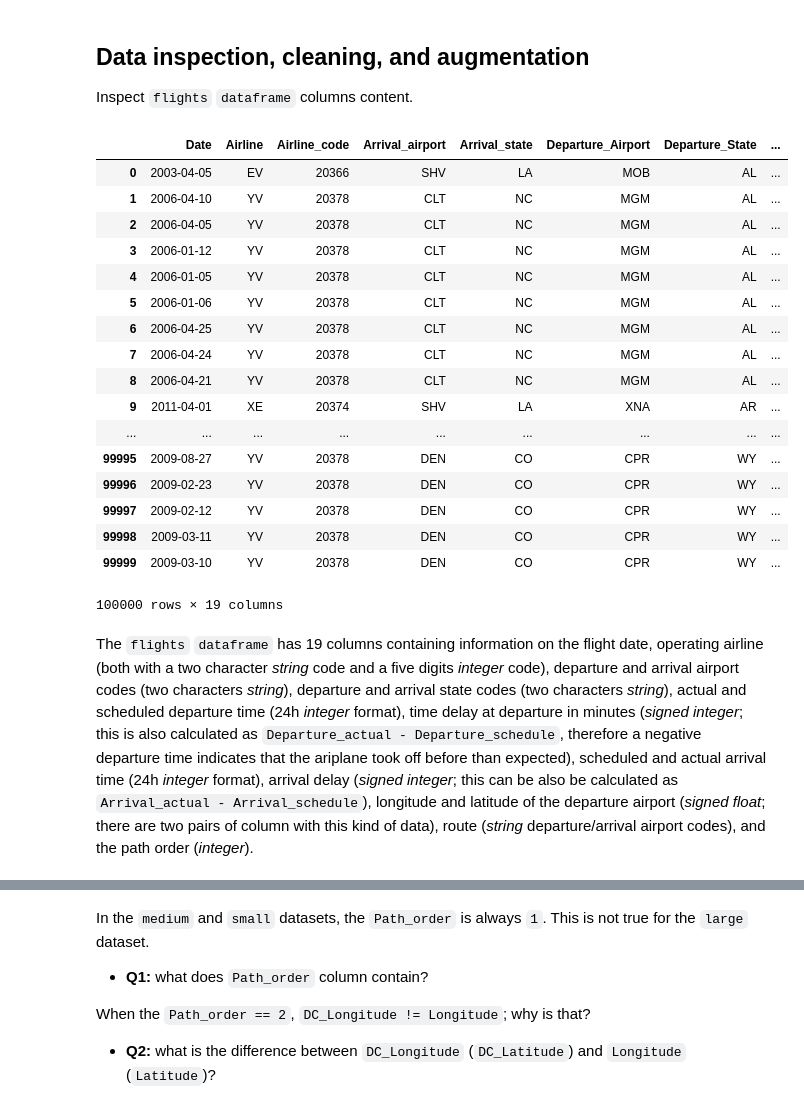
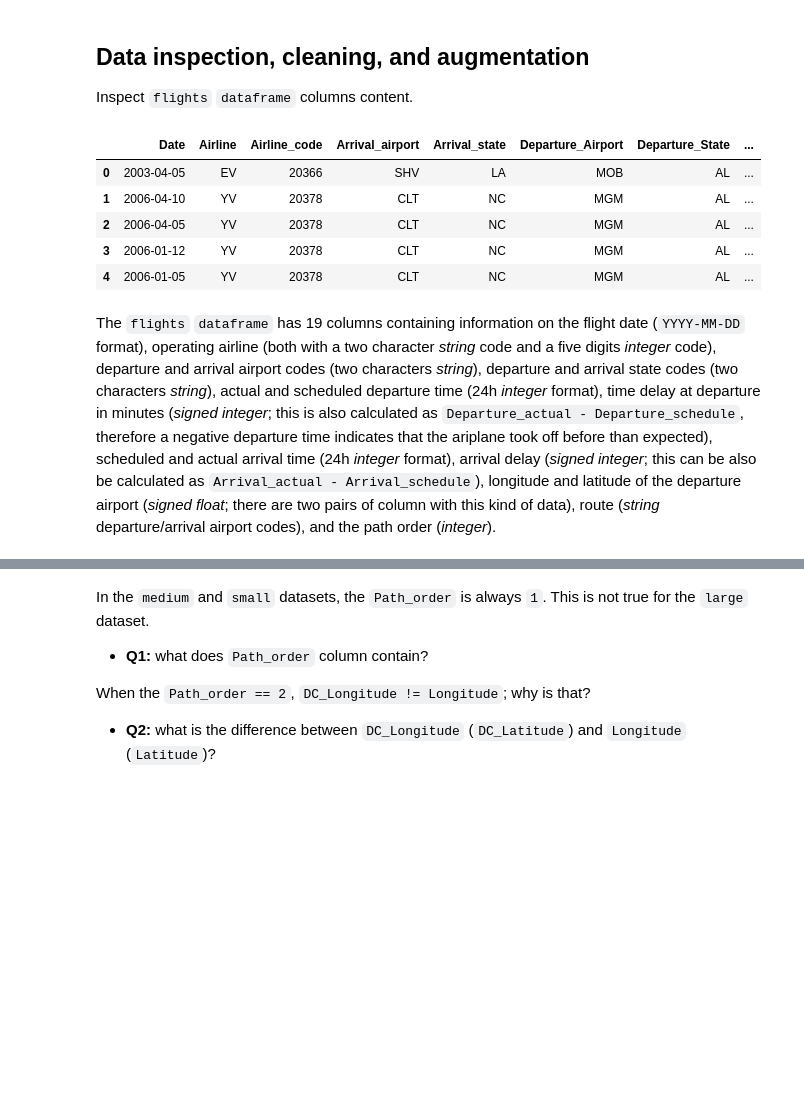
Before and after one commit to alemelis/airplanes, a Jupyter notebook: src/airplanes.ipynb, the cells around one changed output, grey strips where cells are left out. Saved outputs shown, nothing was run; the diff lists cells and outputs as text; code cells hidden in the pictures; blank space fills up the shorter version.

```diff
--- a/src/airplanes.ipynb
+++ b/src/airplanes.ipynb
@@ -31,28 +35,16 @@ weather = pd.read_csv(weather_name)
 
 Inspect `flights` `dataframe` columns content.
 # %%
-flights
+flights.head()
 # %% [output]
 |  | Date | Airline | Airline_code | Arrival_airport | Arrival_state | Departure_Airport | Departure_State | ... |
 | 0 | 2003-04-05 | EV | 20366 | SHV | LA | MOB | AL | ... |
 | 1 | 2006-04-10 | YV | 20378 | CLT | NC | MGM | AL | ... |
 | 2 | 2006-04-05 | YV | 20378 | CLT | NC | MGM | AL | ... |
 | 3 | 2006-01-12 | YV | 20378 | CLT | NC | MGM | AL | ... |
 | 4 | 2006-01-05 | YV | 20378 | CLT | NC | MGM | AL | ... |
-| 5 | 2006-01-06 | YV | 20378 | CLT | NC | MGM | AL | ... |
-| 6 | 2006-04-25 | YV | 20378 | CLT | NC | MGM | AL | ... |
-| 7 | 2006-04-24 | YV | 20378 | CLT | NC | MGM | AL | ... |
-| 8 | 2006-04-21 | YV | 20378 | CLT | NC | MGM | AL | ... |
-| 9 | 2011-04-01 | XE | 20374 | SHV | LA | XNA | AR | ... |
-| ... | ... | ... | ... | ... | ... | ... | ... | ... |
-| 99995 | 2009-08-27 | YV | 20378 | DEN | CO | CPR | WY | ... |
-| 99996 | 2009-02-23 | YV | 20378 | DEN | CO | CPR | WY | ... |
-| 99997 | 2009-02-12 | YV | 20378 | DEN | CO | CPR | WY | ... |
-| 99998 | 2009-03-11 | YV | 20378 | DEN | CO | CPR | WY | ... |
-| 99999 | 2009-03-10 | YV | 20378 | DEN | CO | CPR | WY | ... |
-100000 rows × 19 columns
 # %% [markdown]
-The `flights` `dataframe` has 19 columns containing information on the flight date, operating airline (both with a two character _string_ code and a five digits _integer_ code), departure and arrival airport codes (two characters _string_), departure and arrival state codes (two characters _string_), actual and scheduled departure time (24h _integer_ format), time delay at departure in minutes (_signed integer_; this is also calculated as `Departure_actual - Departure_schedule`, therefore a negative departure time indicates that the ariplane took off before than expected), scheduled and actual arrival time (24h _integer_ format), arrival delay (_signed integer_; this can be also be calculated as `Arrival_actual - Arrival_schedule`), longitude and latitude of the departure airport (_signed float_; there are two pairs of column with this kind of data), route (_string_ departure/arrival airport codes), and the path order (_integer_).
+The `flights` `dataframe` has 19 columns containing information on the flight date (`YYYY-MM-DD` format), operating airline (both with a two character _string_ code and a five digits _integer_ code), departure and arrival airport codes (two characters _string_), departure and arrival state codes (two characters _string_), actual and scheduled departure time (24h _integer_ format), time delay at departure in minutes (_signed integer_; this is also calculated as `Departure_actual - Departure_schedule`, therefore a negative departure time indicates that the ariplane took off before than expected), scheduled and actual arrival time (24h _integer_ format), arrival delay (_signed integer_; this can be also be calculated as `Arrival_actual - Arrival_schedule`), longitude and latitude of the departure airport (_signed float_; there are two pairs of column with this kind of data), route (_string_ departure/arrival airport codes), and the path order (_integer_).
 # %%
 #Check if the departure location is repeated
 all(flights["DC_Longitude"] == flights["Longitude"]) and all(flights["DC_Latitude"] == flights["Latitude"])
```
Also changed, not shown: parts of 32 cells of this notebook.
